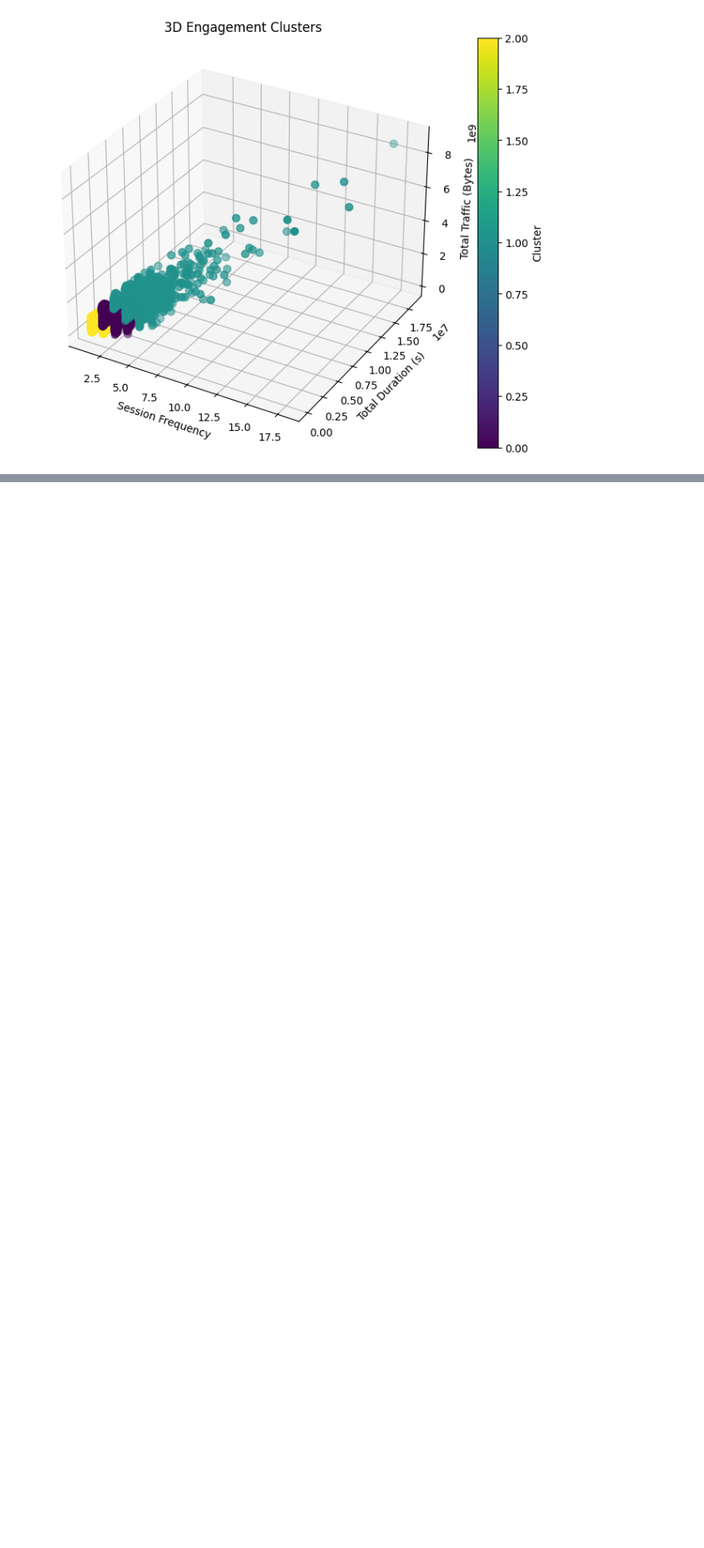
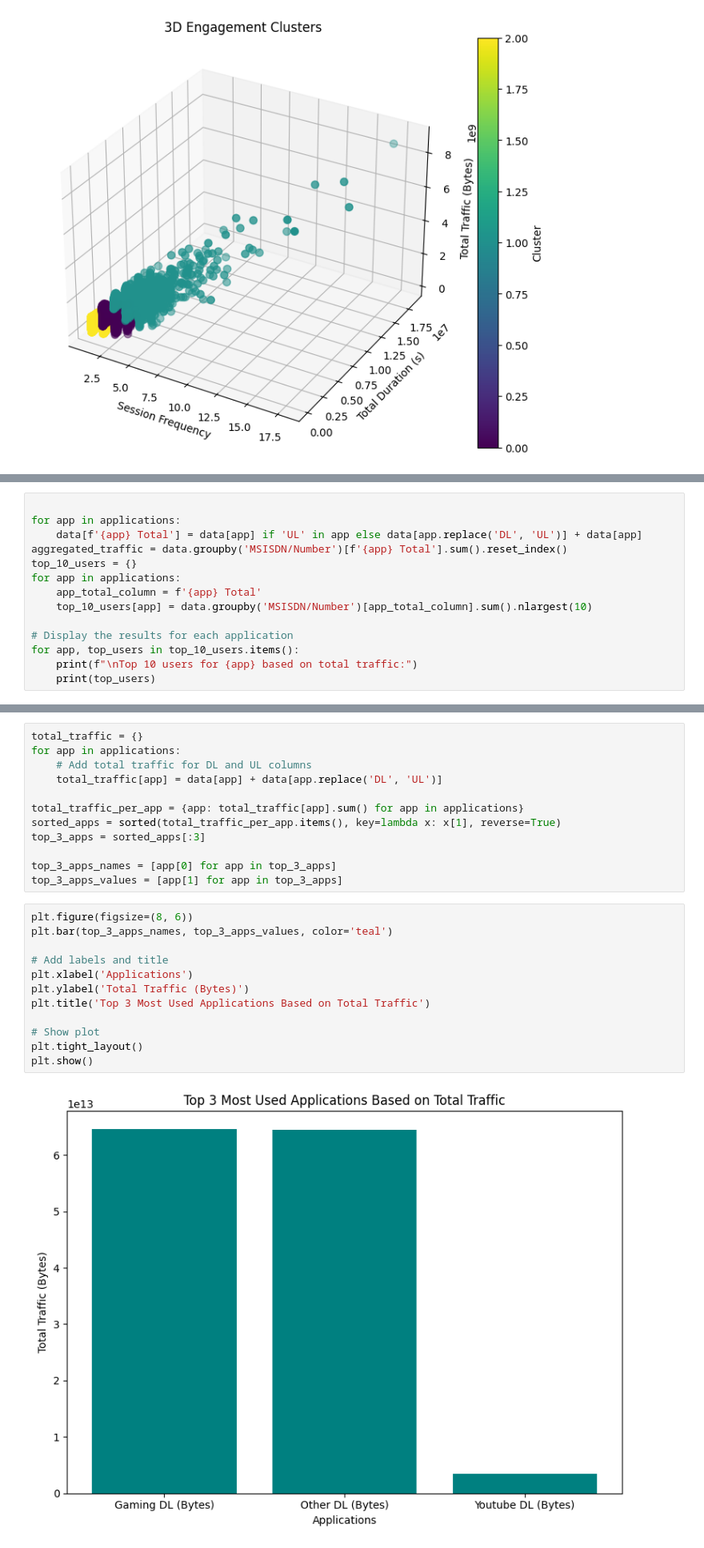
Before and after one commit to wendirad/weekTwo, a Jupyter notebook: notebooks/task_2.ipynb, the cells around one changed output, grey strips where cells are left out. Shown at 80% size. Cells and saved outputs as stored; diff of their text form; blank space fills up the shorter version.

Commit message:
(feat) top 3 most used applications based on total traffic

```diff
--- a/notebooks/task_2.ipynb
+++ b/notebooks/task_2.ipynb
@@ -193,0 +225,14 @@ plt.show()
+# %%
+
+for app in applications:
+    data[f'{app} Total'] = data[app] if 'UL' in app else data[app.replace('DL', 'UL')] + data[app]
+aggregated_traffic = data.groupby('MSISDN/Number')[f'{app} Total'].sum().reset_index()
+top_10_users = {}
+for app in applications:
+    app_total_column = f'{app} Total'
+    top_10_users[app] = data.groupby('MSISDN/Number')[app_total_column].sum().nlargest(10)
+
+# Display the results for each application
+for app, top_users in top_10_users.items():
+    print(f"\nTop 10 users for {app} based on total traffic:")
+    print(top_users)
@@ -193,0 +257,26 @@ plt.show()
+# %%
+total_traffic = {}
+for app in applications:
+    # Add total traffic for DL and UL columns
+    total_traffic[app] = data[app] + data[app.replace('DL', 'UL')]
+
+total_traffic_per_app = {app: total_traffic[app].sum() for app in applications}
+sorted_apps = sorted(total_traffic_per_app.items(), key=lambda x: x[1], reverse=True)
+top_3_apps = sorted_apps[:3]
+
+top_3_apps_names = [app[0] for app in top_3_apps]
+top_3_apps_values = [app[1] for app in top_3_apps]
+# %%
+plt.figure(figsize=(8, 6))
+plt.bar(top_3_apps_names, top_3_apps_values, color='teal')
+
+# Add labels and title
+plt.xlabel('Applications')
+plt.ylabel('Total Traffic (Bytes)')
+plt.title('Top 3 Most Used Applications Based on Total Traffic')
+
+# Show plot
+plt.tight_layout()
+plt.show()
+# %% [output]
+[figure, added]
```
Also changed, not shown: parts of 10 cells of this notebook.
